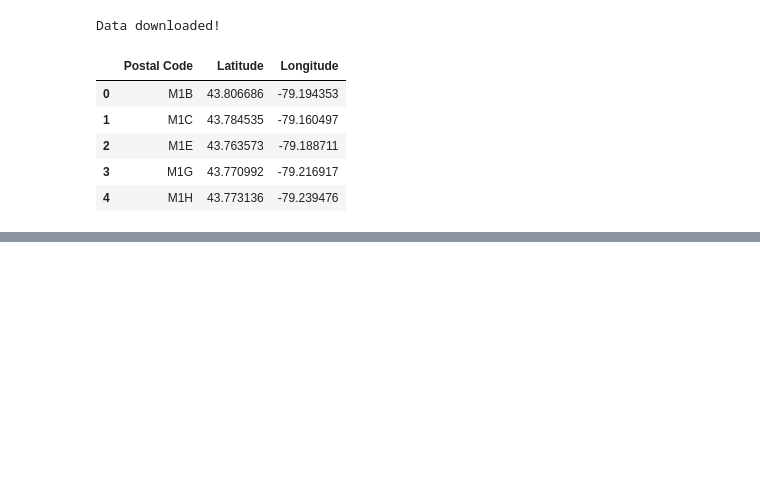
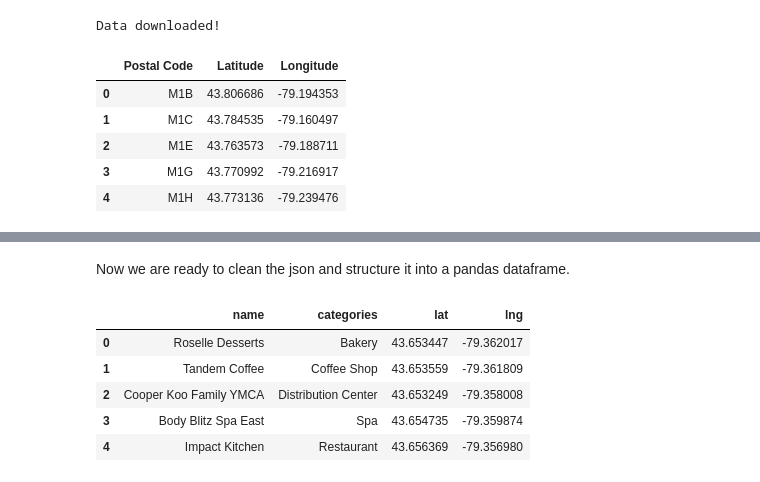
Before and after one commit to deepthich-gh/coursera_capstone_project, a Jupyter notebook: capstone_intro_notebook.ipynb, the cells around one changed output, grey strips where cells are left out. Saved outputs shown, nothing was run; the diff lists cells and outputs as text; code cells hidden in the pictures; blank space fills up the shorter version.

```diff
--- a/capstone_intro_notebook.ipynb
+++ b/capstone_intro_notebook.ipynb
@@ -84,0 +187,3 @@ df1.drop('Postal Code', inplace=True, axis=1)
+# %%
+pd.set_option('display.max_columns', None)
+pd.set_option('display.max_rows', None)
@@ -84,0 +199,9 @@ df1.drop('Postal Code', inplace=True, axis=1)
+# %%
+neighborhood_latitude = df3.loc[2, 'Latitude'] # neighborhood latitude value
+neighborhood_longitude = df3.loc[2, 'Longitude'] # neighborhood longitude value
+
+neighborhood_name = df3.loc[2, 'Neighborhood'] # neighborhood name
+
+print('Latitude and longitude values of {} are {}, {}.'.format(neighborhood_name,
+                                                               neighborhood_latitude,
+                                                               neighborhood_longitude))
@@ -84,0 +231,3 @@ df1.drop('Postal Code', inplace=True, axis=1)
+# %%
+results = requests.get(url).json()
+results
@@ -84,0 +284,36 @@ df1.drop('Postal Code', inplace=True, axis=1)
+# %%
+def get_category_type(row):
+    try:
+        categories_list = row['categories']
+    except:
+        categories_list = row['venue.categories']
+
+    if len(categories_list) == 0:
+        return None
+    else:
+        return categories_list[0]['name']
+# %% [markdown]
+Now we are ready to clean the json and structure it into a pandas dataframe.
+# %%
+venues = results['response']['groups'][0]['items']
+
+nearby_venues = json_normalize(venues) # flatten JSON
+
+# filter columns
+filtered_columns = ['venue.name', 'venue.categories', 'venue.location.lat', 'venue.location.lng']
+nearby_venues =nearby_venues.loc[:, filtered_columns]
+
+# filter the category for each row
+nearby_venues['venue.categories'] = nearby_venues.apply(get_category_type, axis=1)
+
+# clean columns
+nearby_venues.columns = [col.split(".")[-1] for col in nearby_venues.columns]
+
+nearby_venues.head()
+# %% [output]
+|  | name | categories | lat | lng |
+| 0 | Roselle Desserts | Bakery | 43.653447 | -79.362017 |
+| 1 | Tandem Coffee | Coffee Shop | 43.653559 | -79.361809 |
+| 2 | Cooper Koo Family YMCA | Distribution Center | 43.653249 | -79.358008 |
+| 3 | Body Blitz Spa East | Spa | 43.654735 | -79.359874 |
+| 4 | Impact Kitchen | Restaurant | 43.656369 | -79.356980 |
```
Also changed, not shown: parts of 23 cells of this notebook.
